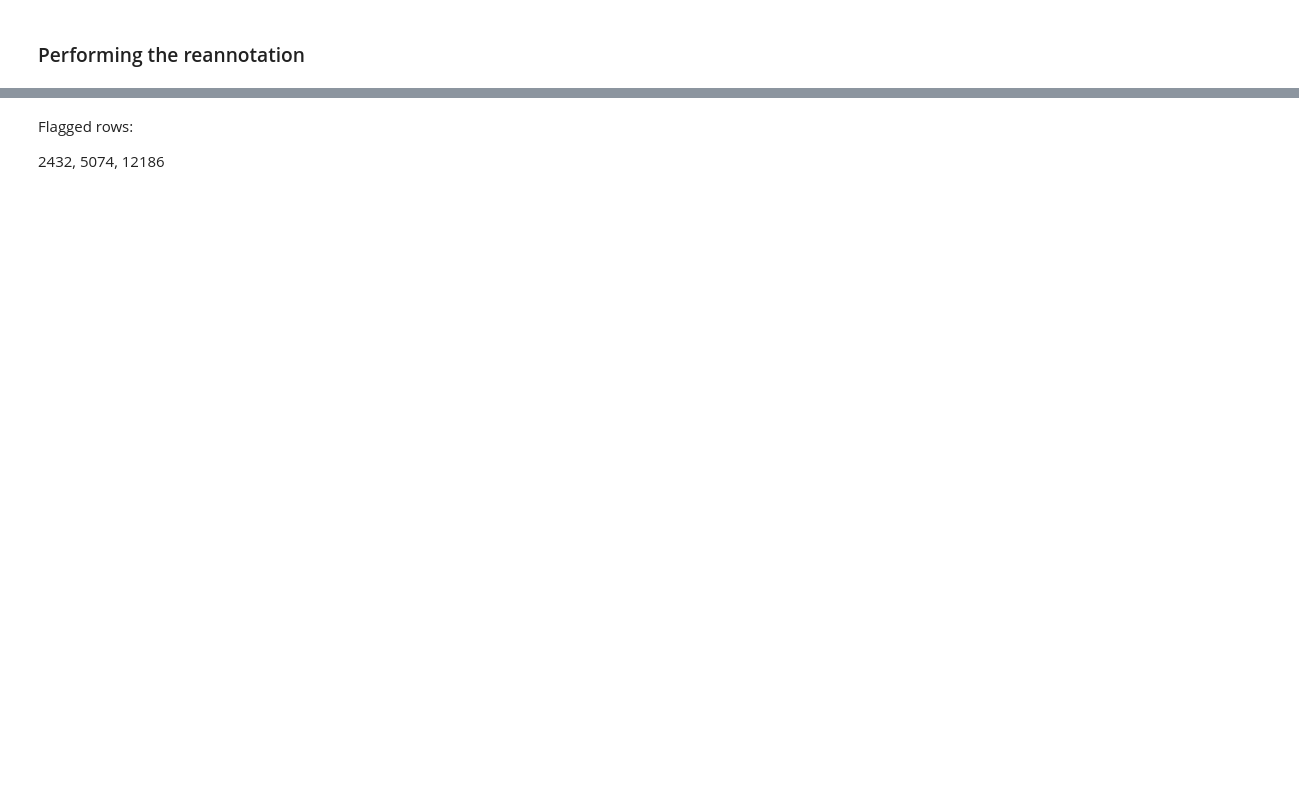
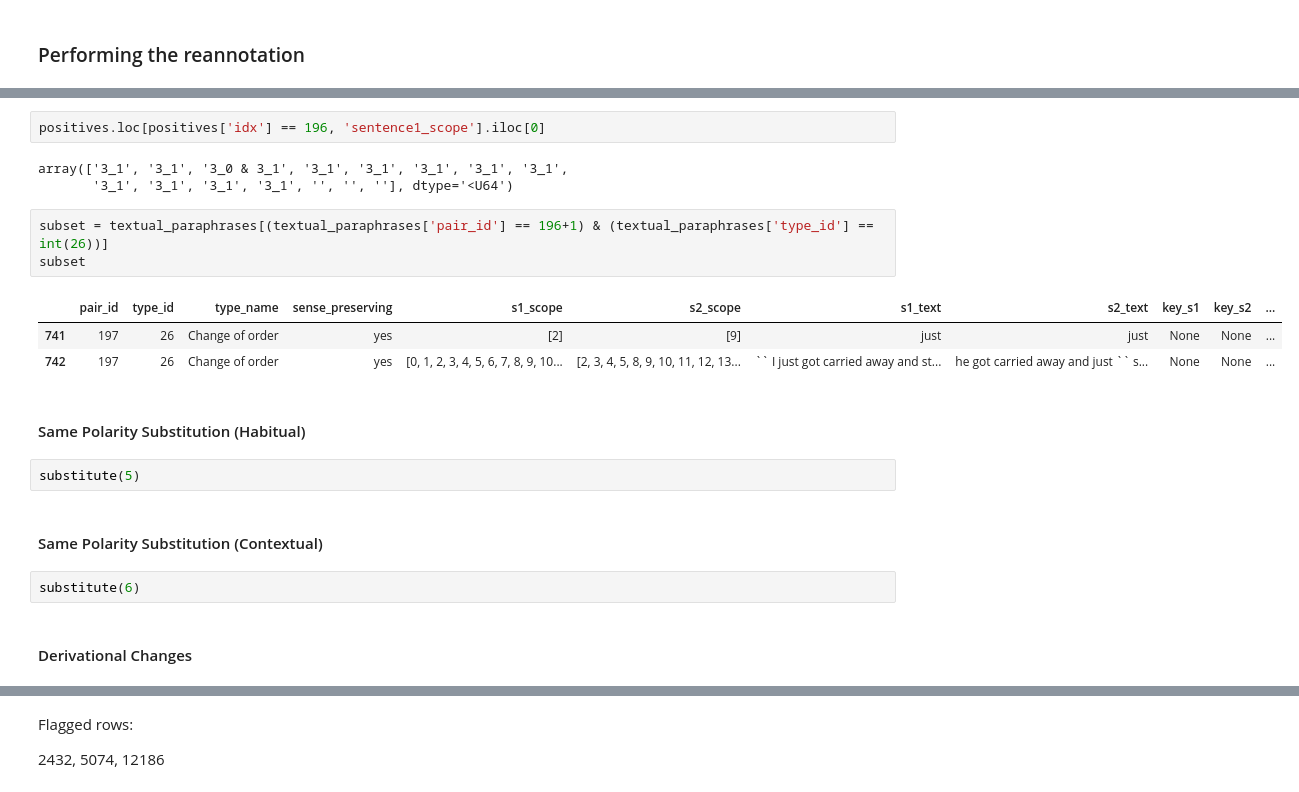
Before and after one commit to lucasadelino/thesis, a Jupyter notebook: reannotation.ipynb, the cells around one changed output, grey strips where cells are left out. Saved outputs shown, nothing was run; the diff lists cells and outputs as text; blank space fills up the shorter version.

```diff
--- a/reannotation.ipynb
+++ b/reannotation.ipynb
@@ -571,0 +400,22 @@ morethan[(morethan['s1_text'].str.contains(' ')) | (morethan['s2_text'].str.cont
+# %%
+positives.loc[positives['idx'] == 196, 'sentence1_scope'].iloc[0]
+# %% [output]
+array(['3_1', '3_1', '3_0 & 3_1', '3_1', '3_1', '3_1', '3_1', '3_1',
+       '3_1', '3_1', '3_1', '3_1', '', '', ''], dtype='<U64')
+# %%
+subset = textual_paraphrases[(textual_paraphrases['pair_id'] == 196+1) & (textual_paraphrases['type_id'] == int(26))]
+subset
+# %% [output]
+|  | pair_id | type_id | type_name | sense_preserving | s1_scope | s2_scope | s1_text | s2_text | key_s1 | key_s2 | ... |
+| 741 | 197 | 26 | Change of order | yes | [2] | [9] | just | just | None | None | ... |
+| 742 | 197 | 26 | Change of order | yes | [0, 1, 2, 3, 4, 5, 6, 7, 8, 9, 10... | [2, 3, 4, 5, 8, 9, 10, 11, 12, 13... | `` I just got carried away and st... | he got carried away and just `` s... | None | None | ... |
+# %% [markdown]
+#### Same Polarity Substitution (Habitual)
+# %%
+substitute(5)
+# %% [markdown]
+#### Same Polarity Substitution (Contextual)
+# %%
+substitute(6)
+# %% [markdown]
+#### Derivational Changes
```
Also changed, not shown: parts of 76 cells of this notebook.
